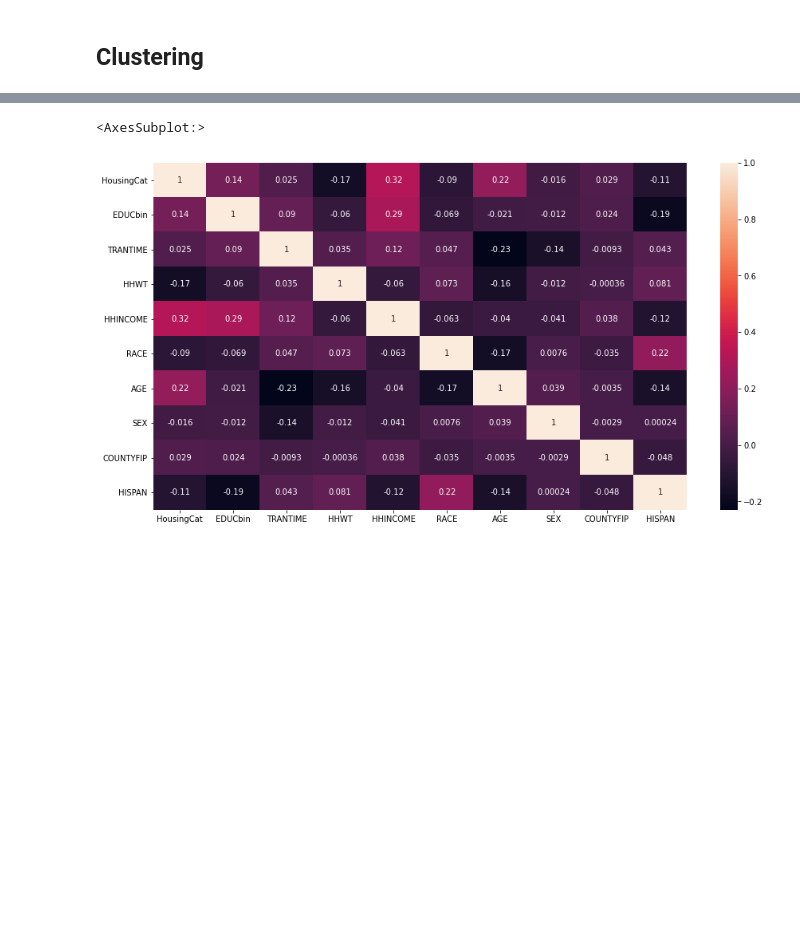
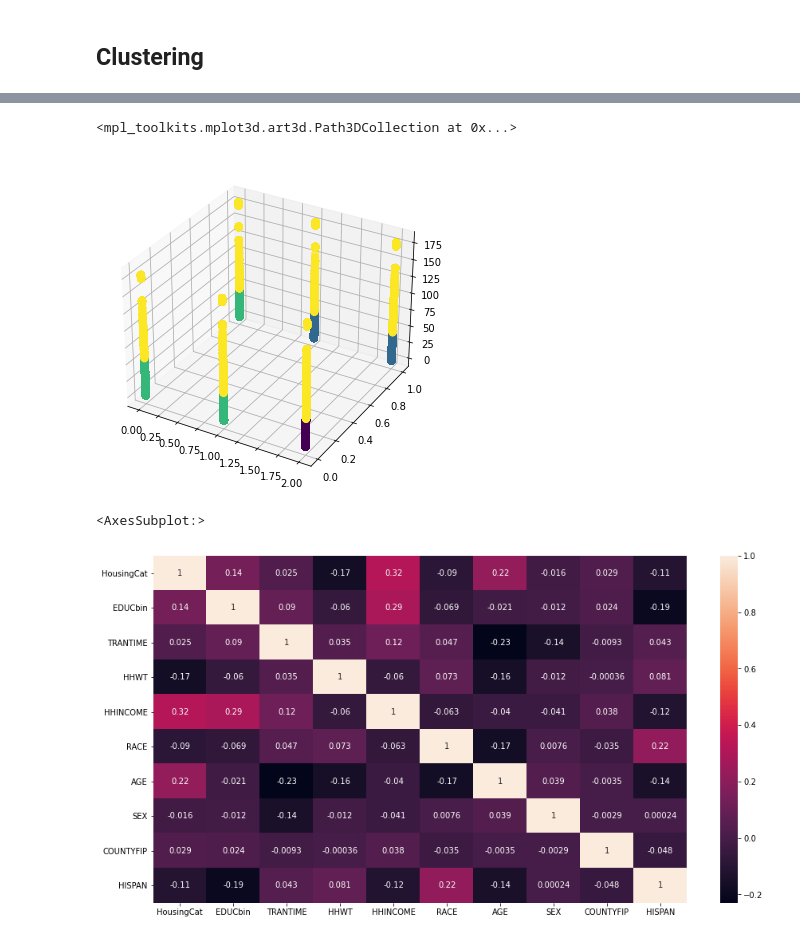
Before and after one commit to aren-kab/CDI-Capstone, a Jupyter notebook: MultiYearClust.ipynb, the cells around one changed output, grey strips where cells are left out. Cells and saved outputs as stored; diff of their text form; code cells hidden in the pictures; blank space fills up the shorter version.

```diff
--- a/MultiYearClust.ipynb
+++ b/MultiYearClust.ipynb
@@ -250,6 +250,14 @@ cluster_sum10.head(5)
 | 1 | 1.816378 | 1.000000 | 11.849024 | 18.170878 | 136511.353001 | 2.262138 | 49.380391 | 1.524656 | 55.140022 | 0.193769 |
 | 2 | 0.391211 | 0.145278 | 10.025884 | 22.861778 | 46992.433084 | 2.895852 | 43.351310 | 1.539566 | 52.248687 | 0.628307 |
 | 3 | 1.616042 | 0.485011 | 64.852713 | 20.161208 | 116646.961642 | 2.698102 | 43.321468 | 1.388535 | 51.684387 | 0.478809 |
+# %%
+from mpl_toolkits.mplot3d import Axes3D
+fig=plt.figure(figsize=(26,6))
+ax = fig.add_subplot(131,projection='3d')
+ax.scatter(dfX10fin.HousingCat,dfX10fin.EDUCbin,dfX10fin.TRANTIME,c=dfX10fin.labels,s=50)
+# %% [output]
+<mpl_toolkits.mplot3d.art3d.Path3DCollection at 0x...>
+[figure, added]
 # %%
 Xcorr10=dfX10fin.iloc[:, [0,1,2,3,4,5,6,7,8,9]]
 plt.subplots(figsize=(15,8))
```
Also changed, not shown: parts of 17 cells of this notebook.
